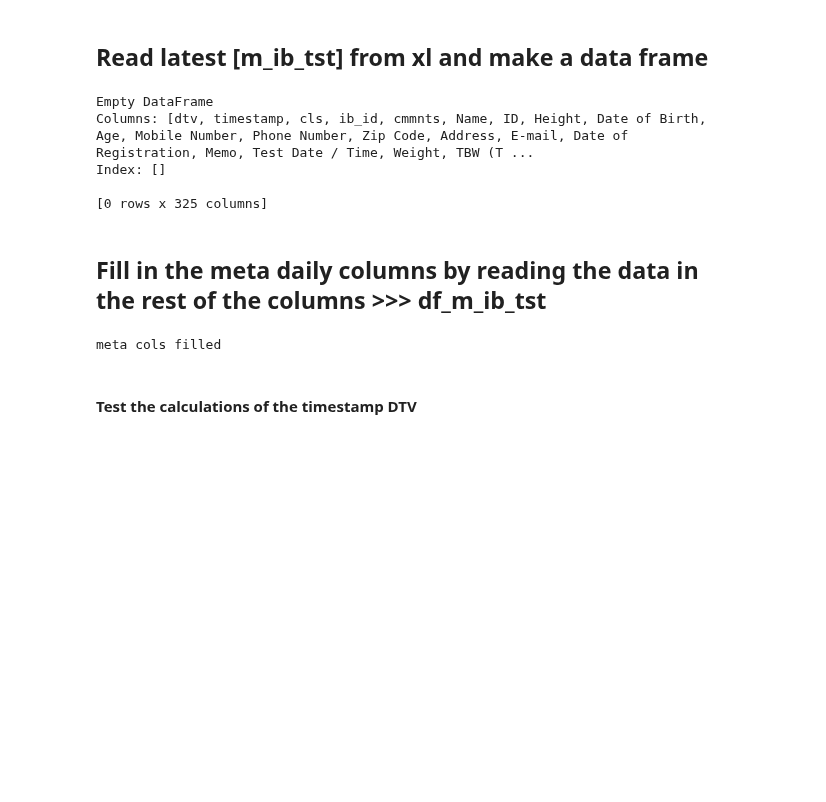
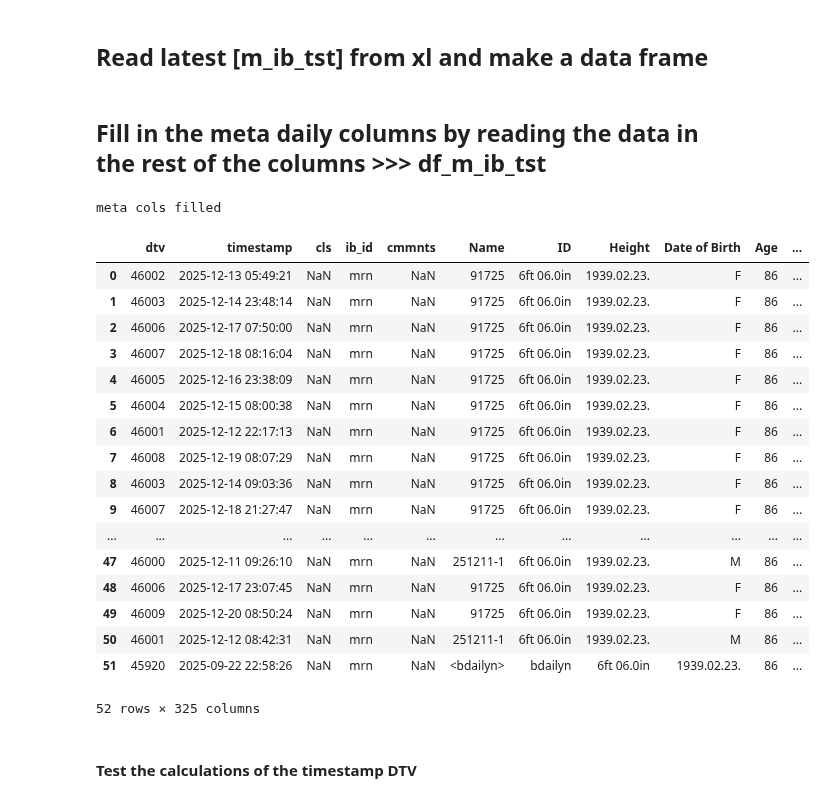
Before and after one commit to 1ratlabs/JL_2, a Jupyter notebook: ib_fls_import.ipynb, the cells around one changed output. Cells and saved outputs as stored; diff of their text form; code cells hidden in the pictures; blank space fills up the shorter version.

```diff
--- a/ib_fls_import.ipynb
+++ b/ib_fls_import.ipynb
@@ -138,22 +147,34 @@ def remove_ib_duplicates(df, subset_cols=None):
 df_m_ib_tst = pd.read_csv("/home/bhuns/JL_2/data/ib_tst/m_ib_tst.csv")
 #print("df_m_ib_tst")
 #verify print(df_m_ib_tst.columns.tolist())  # list form wo meta
-#verify
-print(df_m_ib_tst)  # list form wo meta
+#verify print(df_m_ib_tst)  # list form wo meta
-# %% [output]
-Empty DataFrame
-Columns: [dtv, timestamp, cls, ib_id, cmmnts, Name, ID, Height, Date of Birth, Age, Mobile Number, Phone Number, Zip Code, Address, E-mail, Date of Registration, Memo, Test Date / Time, Weight, TBW (T ...
-Index: []
-
-[0 rows x 325 columns]
 # %% [markdown]
 ## Fill in the meta daily columns by reading the data in the rest of the columns >>> **df_m_ib_tst**
 # %%
 # fill in meta col nmns
 df_m_ib_tst = fill_ib_leading_columns(df_m_ib_tst)
 print("meta cols filled")
+df_m_ib_tst
 # %% [output]
 meta cols filled
+|  | dtv | timestamp | cls | ib_id | cmmnts | Name | ID | Height | Date of Birth | Age | ... |
+| 0 | 46002 | 2025-12-13 05:49:21 | NaN | mrn | NaN | 91725 | 6ft 06.0in | 1939.02.23. | F | 86 | ... |
+| 1 | 46003 | 2025-12-14 23:48:14 | NaN | mrn | NaN | 91725 | 6ft 06.0in | 1939.02.23. | F | 86 | ... |
+| 2 | 46006 | 2025-12-17 07:50:00 | NaN | mrn | NaN | 91725 | 6ft 06.0in | 1939.02.23. | F | 86 | ... |
+| 3 | 46007 | 2025-12-18 08:16:04 | NaN | mrn | NaN | 91725 | 6ft 06.0in | 1939.02.23. | F | 86 | ... |
+| 4 | 46005 | 2025-12-16 23:38:09 | NaN | mrn | NaN | 91725 | 6ft 06.0in | 1939.02.23. | F | 86 | ... |
+| 5 | 46004 | 2025-12-15 08:00:38 | NaN | mrn | NaN | 91725 | 6ft 06.0in | 1939.02.23. | F | 86 | ... |
+| 6 | 46001 | 2025-12-12 22:17:13 | NaN | mrn | NaN | 91725 | 6ft 06.0in | 1939.02.23. | F | 86 | ... |
+| 7 | 46008 | 2025-12-19 08:07:29 | NaN | mrn | NaN | 91725 | 6ft 06.0in | 1939.02.23. | F | 86 | ... |
+| 8 | 46003 | 2025-12-14 09:03:36 | NaN | mrn | NaN | 91725 | 6ft 06.0in | 1939.02.23. | F | 86 | ... |
+| 9 | 46007 | 2025-12-18 21:27:47 | NaN | mrn | NaN | 91725 | 6ft 06.0in | 1939.02.23. | F | 86 | ... |
+| ... | ... | ... | ... | ... | ... | ... | ... | ... | ... | ... | ... |
+| 47 | 46000 | 2025-12-11 09:26:10 | NaN | mrn | NaN | 251211-1 | 6ft 06.0in | 1939.02.23. | M | 86 | ... |
+| 48 | 46006 | 2025-12-17 23:07:45 | NaN | mrn | NaN | 91725 | 6ft 06.0in | 1939.02.23. | F | 86 | ... |
+| 49 | 46009 | 2025-12-20 08:50:24 | NaN | mrn | NaN | 91725 | 6ft 06.0in | 1939.02.23. | F | 86 | ... |
+| 50 | 46001 | 2025-12-12 08:42:31 | NaN | mrn | NaN | 251211-1 | 6ft 06.0in | 1939.02.23. | M | 86 | ... |
+| 51 | 45920 | 2025-09-22 22:58:26 | NaN | mrn | NaN | <bdailyn> | bdailyn | 6ft 06.0in | 1939.02.23. | 86 | ... |
+52 rows × 325 columns
 # %% [markdown]
 #### Test the calculations of the timestamp DTV
 # %%
```
Also changed, not shown: parts of 44 cells of this notebook.
